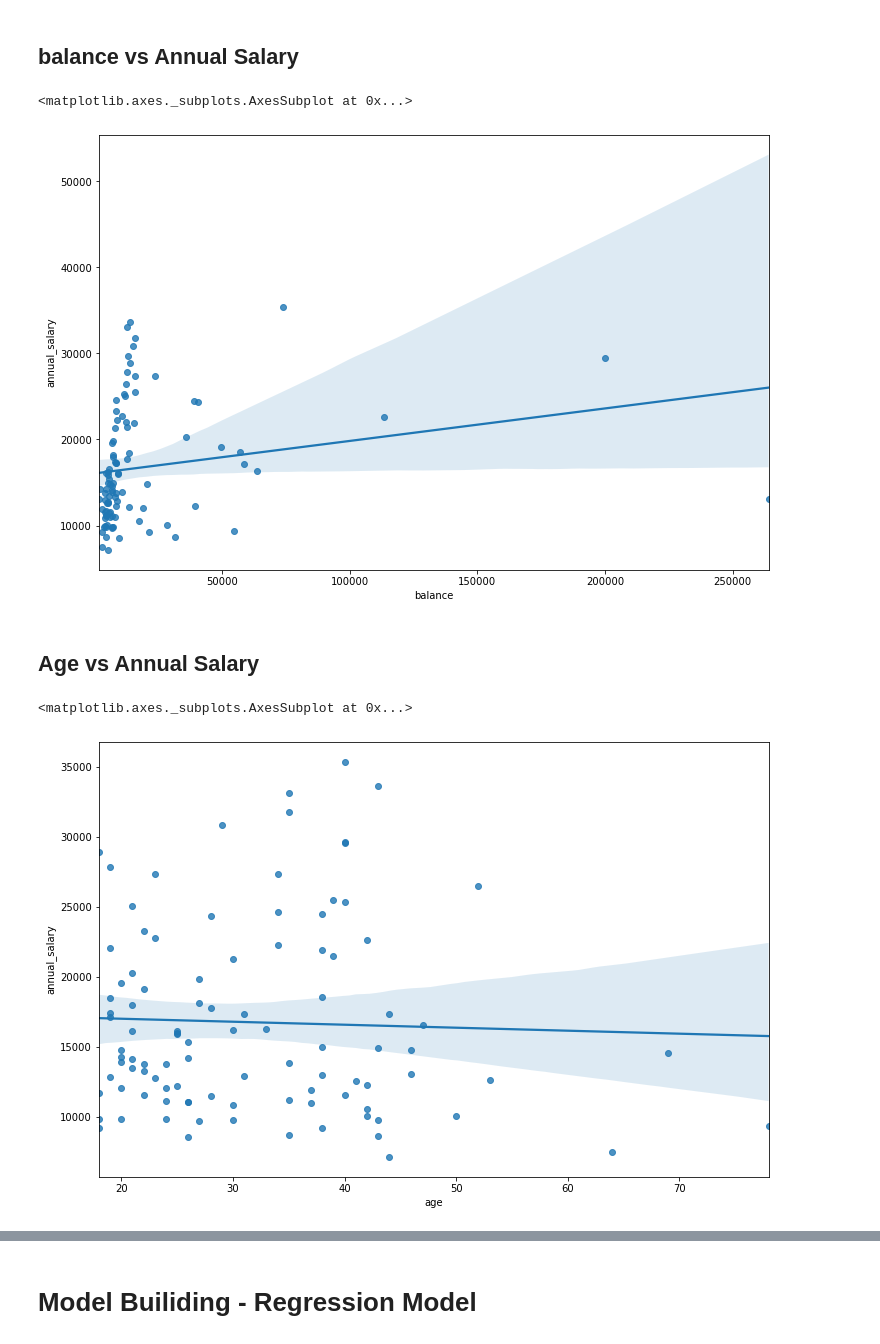
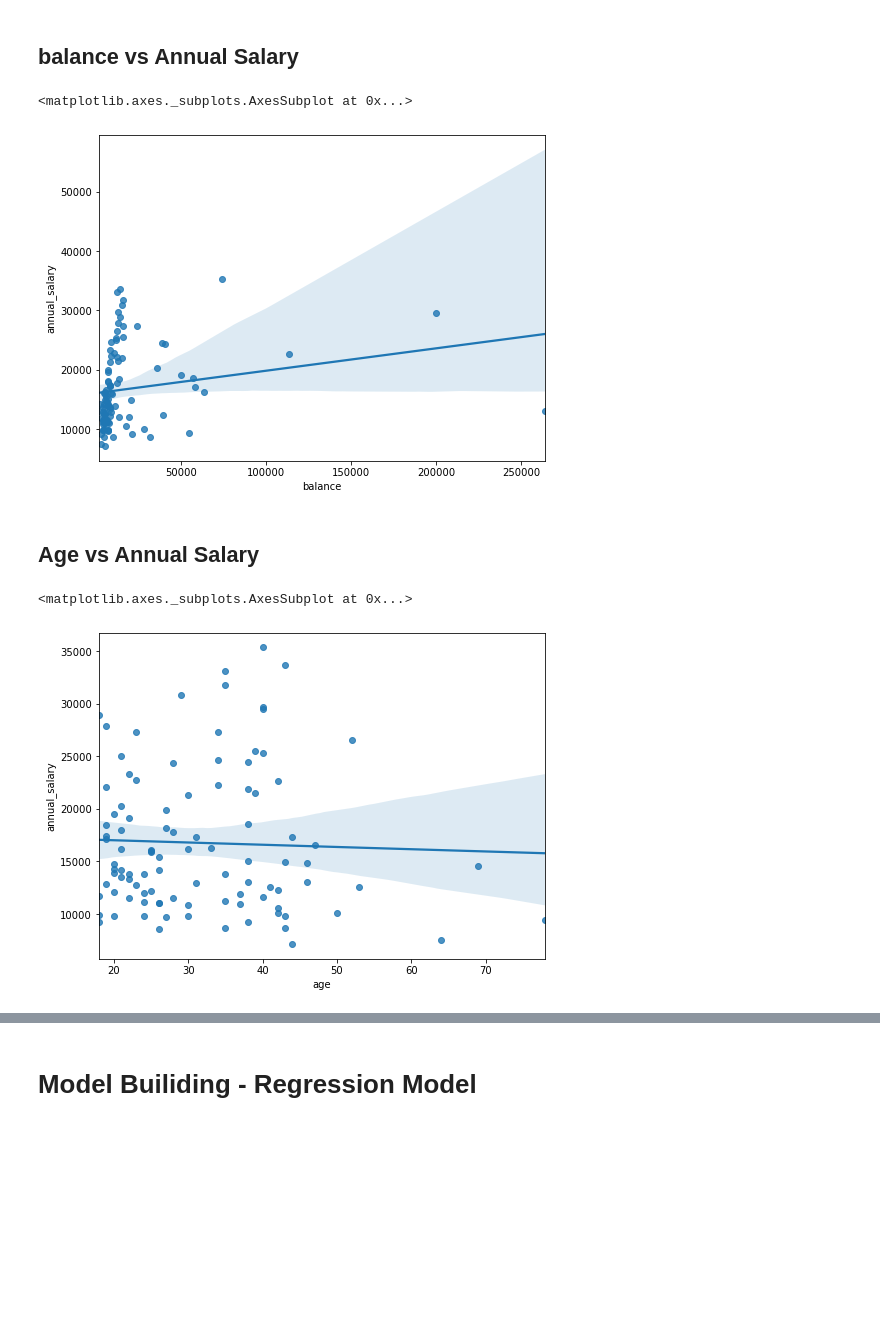
Before and after one commit to jtavara23/ANZ-synthesised-transaction-dataset, a Jupyter notebook: Task 2. Annual Salary Prediction .ipynb, the cells around one changed output, grey strips where cells are left out. Saved outputs shown, nothing was run; the diff lists cells and outputs as text; code cells hidden in the pictures; blank space fills up the shorter version.

```diff
--- a/Task 2. Annual Salary Prediction .ipynb
+++ b/Task 2. Annual Salary Prediction .ipynb
@@ -549,16 +373,16 @@ sns.regplot("base_salary", "annual_salary", data=data)
 # %% [markdown]
 ## balance vs Annual Salary
 # %%
-plt.figure(figsize=(12, 8))
+plt.figure(figsize=(8, 6))
 sns.regplot("balance", "annual_salary", data=data)
 # %% [output]
 <matplotlib.axes._subplots.AxesSubplot at 0x...>
-[figure, old version]
+[figure, new version]
 # %% [markdown]
 ## Age vs Annual Salary
 # %%
-plt.figure(figsize=(12, 8))
+plt.figure(figsize=(8, 6))
 sns.regplot("age", "annual_salary", data=data)
 # %% [output]
 <matplotlib.axes._subplots.AxesSubplot at 0x...>
-[figure, old version]
+[figure, new version]
```
Also changed, not shown: parts of 29 cells of this notebook, 2 other files.
